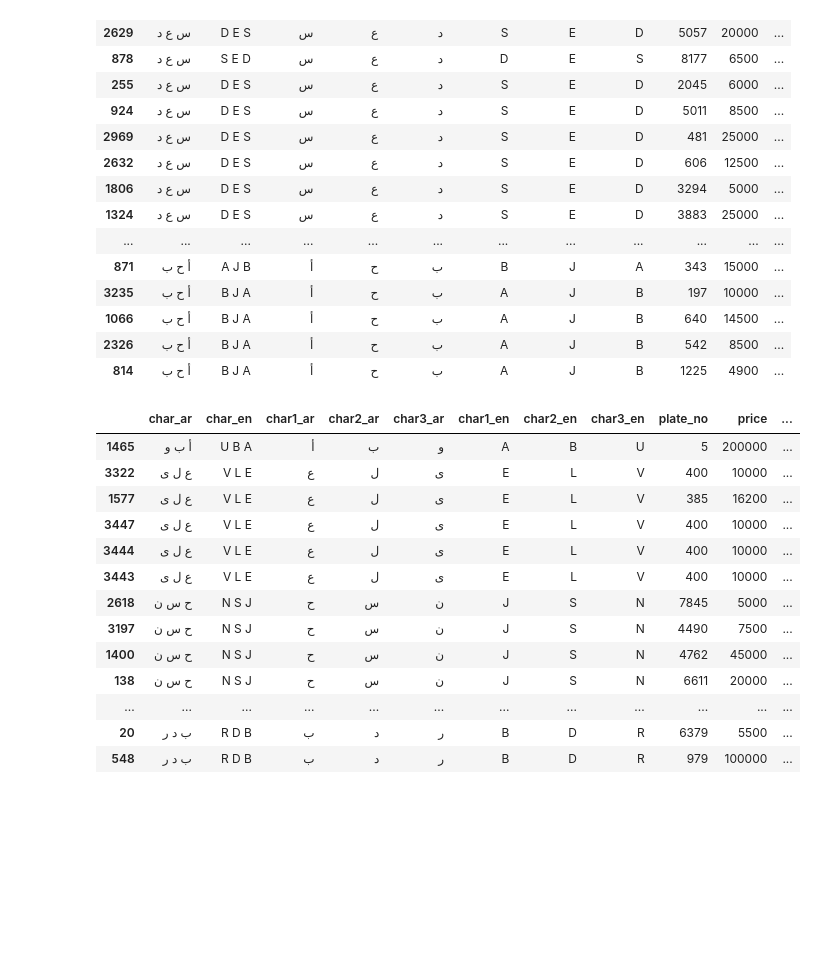
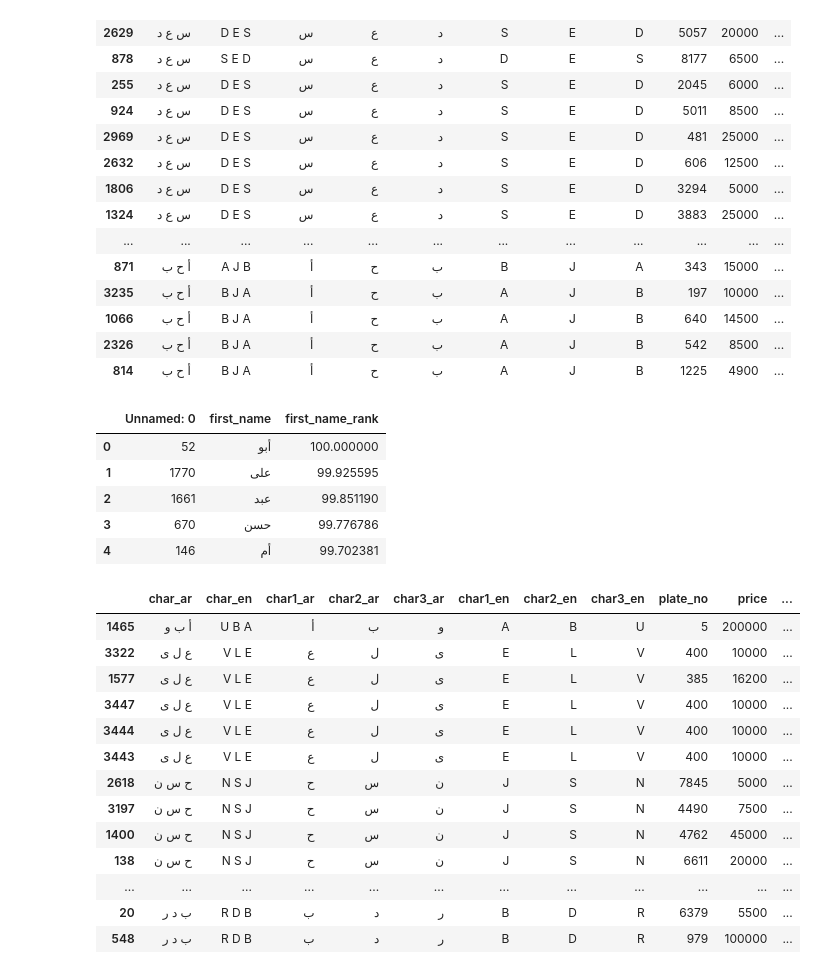
Before and after one commit to Hamad-32/Plate-Price-Prediction, a Jupyter notebook: features-eng.ipynb, the cells around one changed output. Saved outputs shown, nothing was run; the diff lists cells and outputs as text; code cells hidden in the pictures; blank space fills up the shorter version.

```diff
--- a/features-eng.ipynb
+++ b/features-eng.ipynb
@@ -1273,3 +1182,12 @@ df.sort_values(by='word_freq_score',ascending=False).head(150).tail(30)
 | 814 | أ ح ب | B J A | أ | ح | ب | A | J | B | 1225 | 4900 | ... |
 # %%
 first_rank = pd.read_csv('data/first_name_rank.csv')
+# %%
+first_rank.head()
+# %% [output]
+|  | Unnamed: 0 | first_name | first_name_rank |
+| 0 | 52 | أبو | 100.000000 |
+| 1 | 1770 | على | 99.925595 |
+| 2 | 1661 | عبد | 99.851190 |
+| 3 | 670 | حسن | 99.776786 |
+| 4 | 146 | أم | 99.702381 |
```
Also changed, not shown: parts of 22 cells of this notebook, 2 other files.
